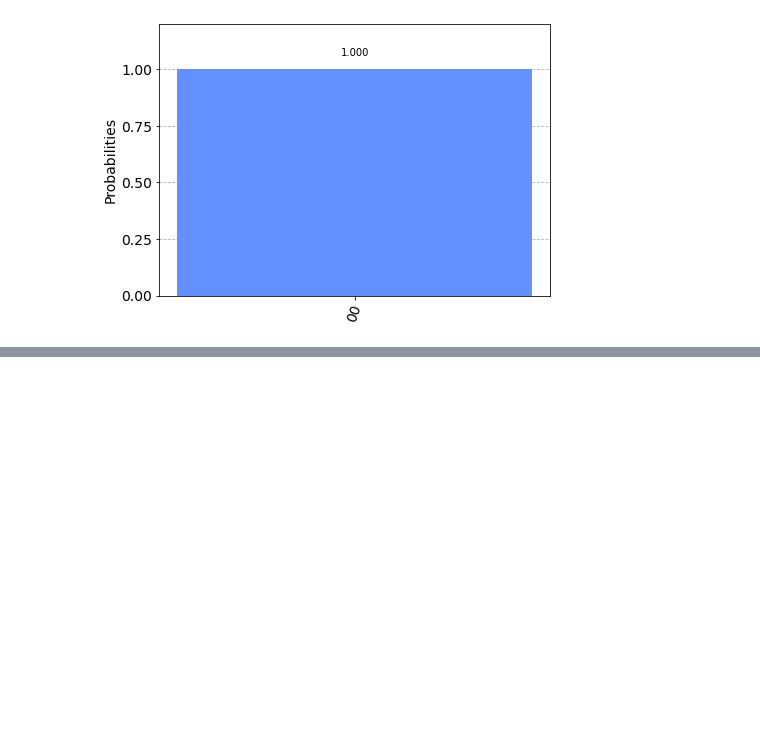
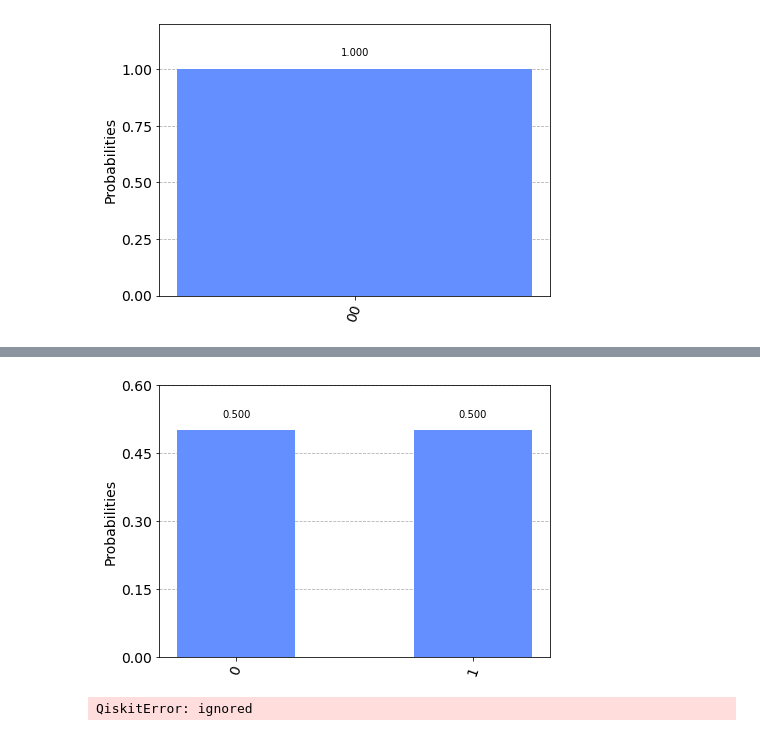
Before and after one commit to hstewari/Quantum-Computing, a Jupyter notebook: Qiskit_Learning.ipynb, the cells around one changed output, grey strips where cells are left out. Drawn from its saved outputs; the diff is of its cells as text; code cells hidden in the pictures; blank space fills up the shorter version.

```diff
--- a/Qiskit_Learning.ipynb
+++ b/Qiskit_Learning.ipynb
@@ -266,0 +314,11 @@ plot_histogram(counts)
+# %%
+qobj = assemble(qc)
+counts = sim.run(qobj).result().get_counts()
+plot_histogram(counts)
+# %% [output]
+[figure, added]
+# %%
+vector  = [1,1]
+qc.initialize(vector, 0)
+# %% [output]
+QiskitError: ignored
```
Also changed, not shown: parts of 25 cells of this notebook.
